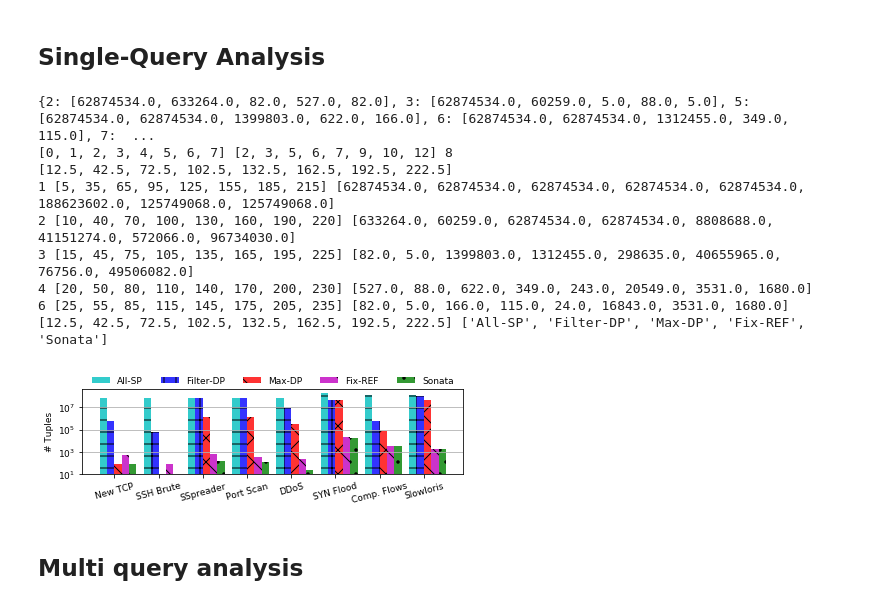
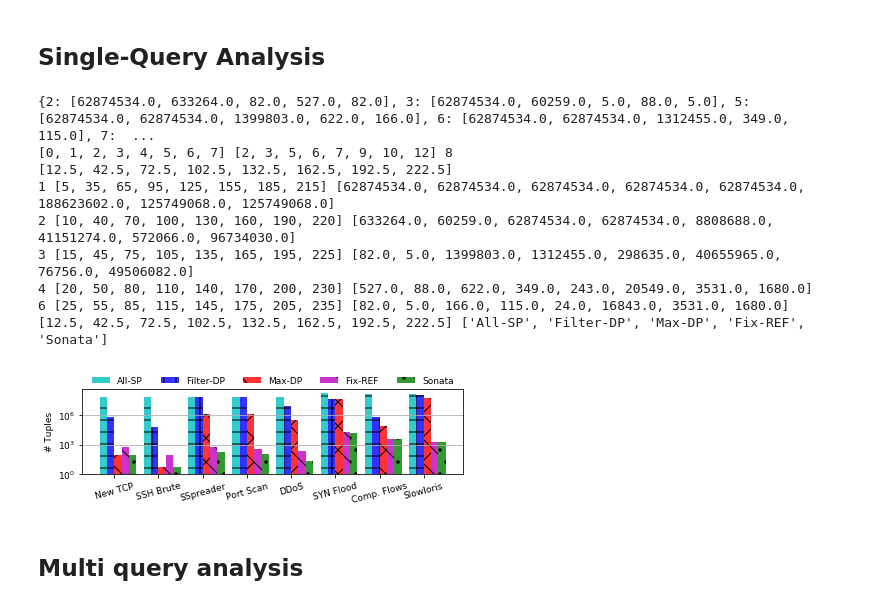
Before and after one commit to agupta13/SONATA-DEV, a Jupyter notebook: analysis/performance_eval/plot_results/plot_results.ipynb, the cells around one changed output. Cells and saved outputs as stored; diff of their text form; code cells hidden in the pictures.

```diff
--- a/analysis/performance_eval/plot_results/plot_results.ipynb
+++ b/analysis/performance_eval/plot_results/plot_results.ipynb
@@ -333,6 +333,7 @@ ref_levels = [0, 4, 8, 12, 16, 20, 24, 28, 32]
 """
 
 matplotlib.rcParams['font.size']= 9
+matplotlib.rcParams['font.family']= 'Times'
 
 apps = [2,3,5,6,7, 9, 10, 12]
 modes = [1,2,3,4,6]
@@ -389,35 +390,35 @@ def draw_plots(data, modes, modes_2_labels):
     plt.ylabel('# Tuples')
 
     print ticks, [modes_2_labels[mode] for mode in modes]
     plt.xticks(ticks, [ids_2_labels[qid] for qid in qids], rotation=15)
     plt.yticks([1, 1000, 10000, 100000, 1000000,10000000], [1, 1000, 10000, 100000, 1000000,10000000])
 #     ax.grid(True)
     ax.yaxis.grid(True)
     #ax.set_xlim(xmax=5.25)
     ax.set_yscale("log", nonposy='clip')
-    ax.set_ylim(ymin=10)
+    ax.set_ylim(ymin=1)
     ax.legend(loc='upper center', bbox_to_anchor=(0.5, 1.24),
               ncol=5, fancybox=False, shadow=False, fontsize=9, frameon=False)
     fname = "/Users/arpit/Documents/nsdi18/writing/figures/single_query_analysis.eps"
     plt.tight_layout()
     plot_name = fname
     pl.savefig(plot_name)
     plt.show()
     pass
 
 plot_data = get_plot_data(data)
 draw_plots(plot_data, modes, modes_2_labels)
 # %% [output]
 {2: [62874534.0, 633264.0, 82.0, 527.0, 82.0], 3: [62874534.0, 60259.0, 5.0, 88.0, 5.0], 5: [62874534.0, 62874534.0, 1399803.0, 622.0, 166.0], 6: [62874534.0, 62874534.0, 1312455.0, 349.0, 115.0], 7:  ...
 [0, 1, 2, 3, 4, 5, 6, 7] [2, 3, 5, 6, 7, 9, 10, 12] 8
 [12.5, 42.5, 72.5, 102.5, 132.5, 162.5, 192.5, 222.5]
 1 [5, 35, 65, 95, 125, 155, 185, 215] [62874534.0, 62874534.0, 62874534.0, 62874534.0, 62874534.0, 188623602.0, 125749068.0, 125749068.0]
 2 [10, 40, 70, 100, 130, 160, 190, 220] [633264.0, 60259.0, 62874534.0, 62874534.0, 8808688.0, 41151274.0, 572066.0, 96734030.0]
 3 [15, 45, 75, 105, 135, 165, 195, 225] [82.0, 5.0, 1399803.0, 1312455.0, 298635.0, 40655965.0, 76756.0, 49506082.0]
 4 [20, 50, 80, 110, 140, 170, 200, 230] [527.0, 88.0, 622.0, 349.0, 243.0, 20549.0, 3531.0, 1680.0]
 6 [25, 55, 85, 115, 145, 175, 205, 235] [82.0, 5.0, 166.0, 115.0, 24.0, 16843.0, 3531.0, 1680.0]
 [12.5, 42.5, 72.5, 102.5, 132.5, 162.5, 192.5, 222.5] ['All-SP', 'Filter-DP', 'Max-DP', 'Fix-REF', 'Sonata']
-[figure, old version]
+[figure, new version]
 # %% [markdown]
 ## Multi query analysis
 # %%
```
Also changed, not shown: parts of 1 cell of this notebook, 3 other files.
